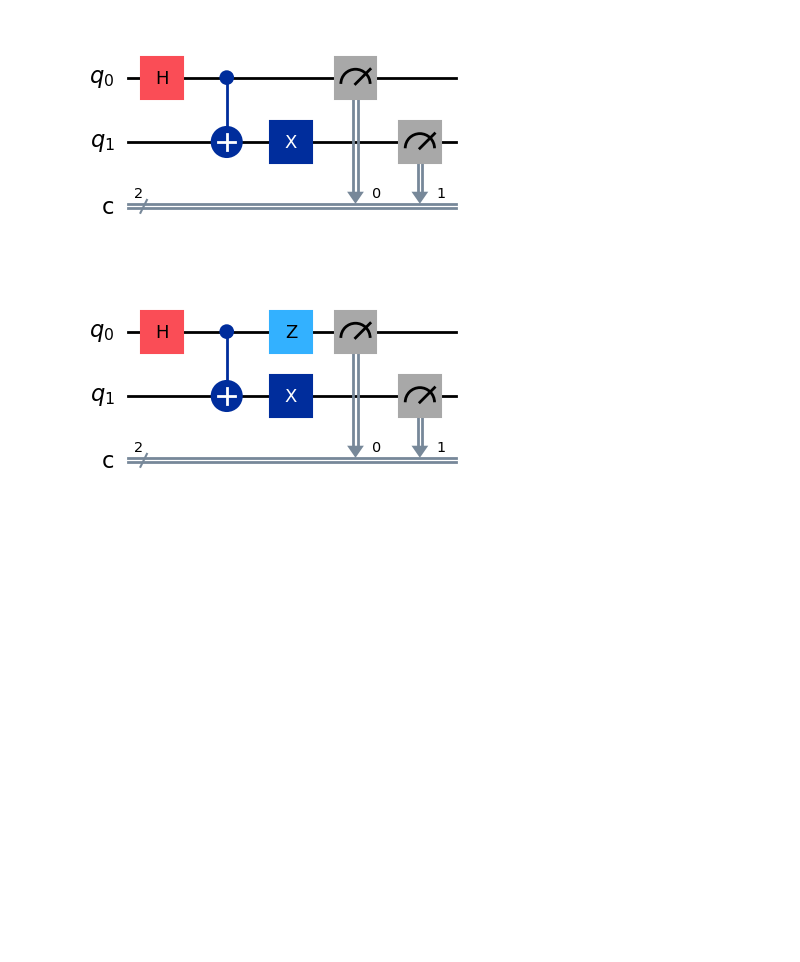
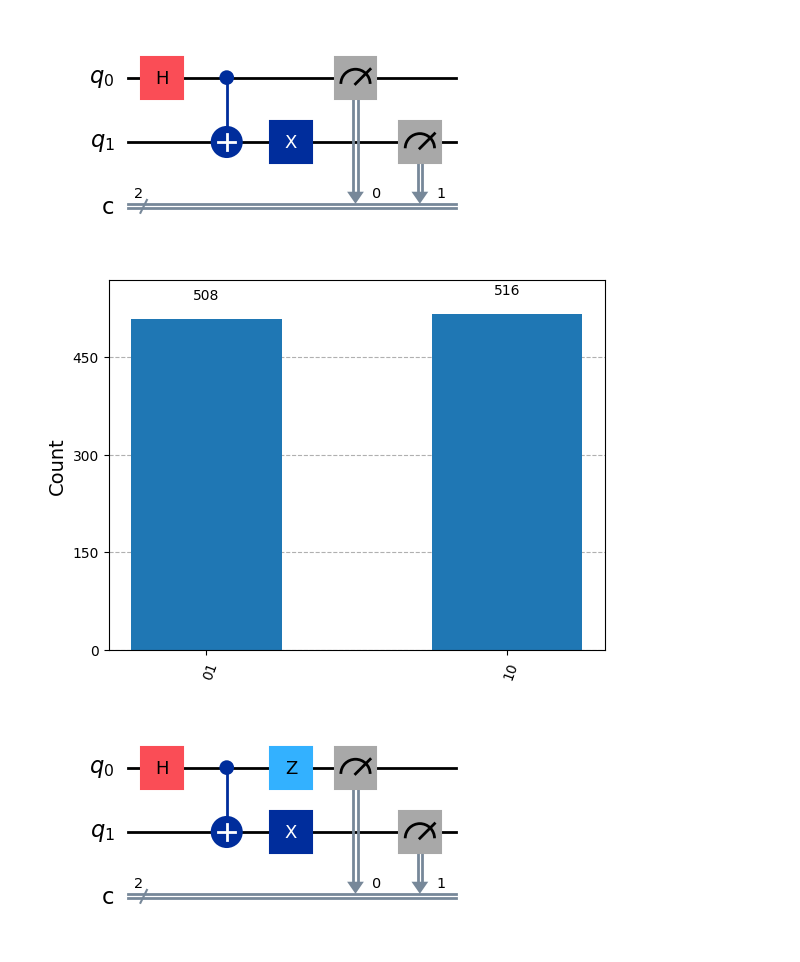
Before and after one commit to Jia-Ming-2001/SIT-UofG-QC, a Jupyter notebook: QC-Lab1.ipynb, the cells around one changed output. Cells and saved outputs as stored; diff of their text form; code cells hidden in the pictures; blank space fills up the shorter version.

```diff
--- a/QC-Lab1.ipynb
+++ b/QC-Lab1.ipynb
@@ -223,6 +231,14 @@ circuit.measure(range(2),range(2))
 circuit.draw("mpl")
 # %% [output]
 [figure]
+# %%
+qc_compiled = transpile(circuit, backend)
+job_sim = backend.run(qc_compiled, shots=1024)
+result_sim = job_sim.result()
+counts = result_sim.get_counts(qc_compiled)
+plot_histogram(counts)
+# %% [output]
+[figure, added]
 # %%
 # 1/sqrt(2) ( |01> - |10> )
 circuit = QuantumCircuit(2,2)
```
Also changed, not shown: parts of 9 cells of this notebook.
